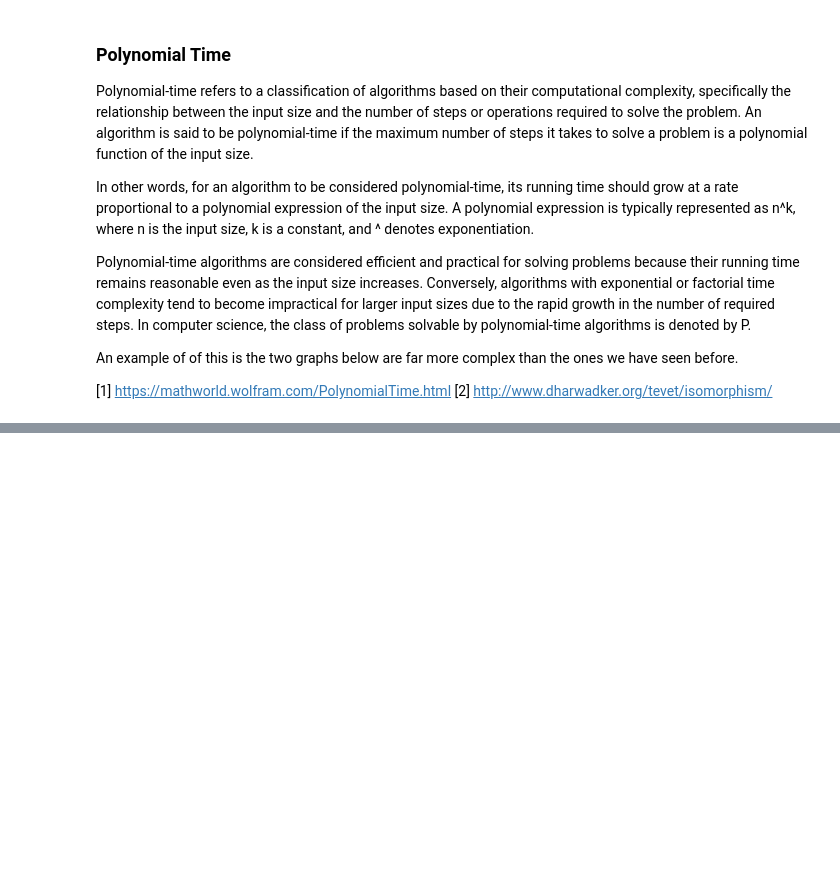
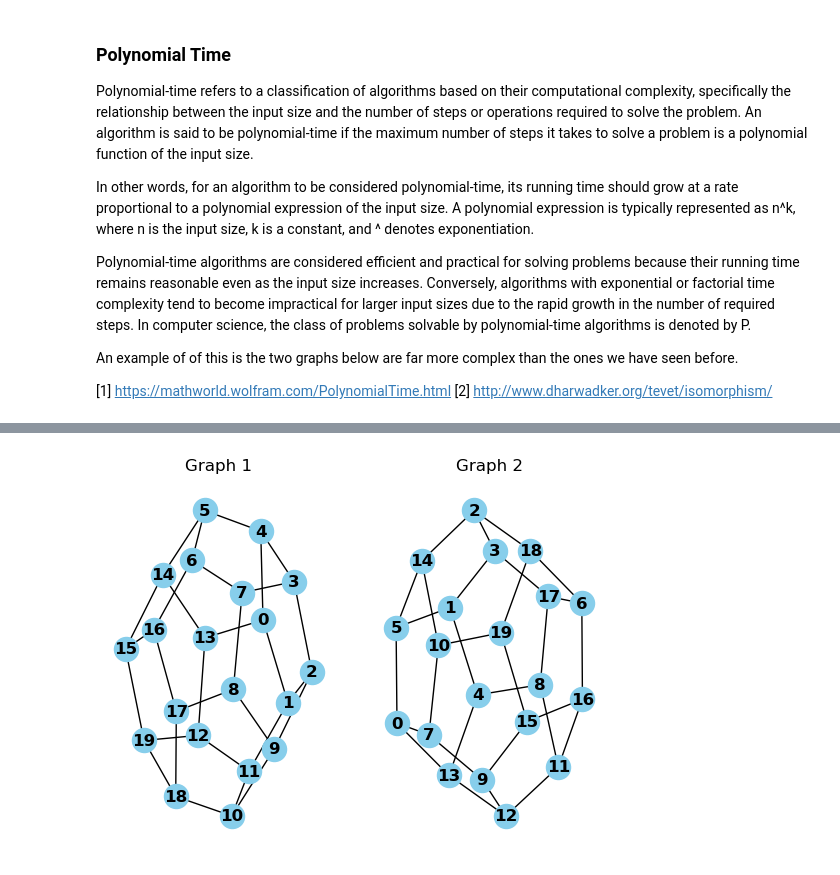
Before and after one commit to Juice234/Graph_theory, a Jupyter notebook: graph_isomorphism.ipynb, the cells around one changed output, grey strips where cells are left out. Saved outputs shown, nothing was run; the diff lists cells and outputs as text; code cells hidden in the pictures; blank space fills up the shorter version.

```diff
--- a/graph_isomorphism.ipynb
+++ b/graph_isomorphism.ipynb
@@ -243,0 +248,84 @@ Are the graphs isomorphic? True
+# %%
+import networkx as nx
+import matplotlib.pyplot as plt
+
+data = [
+[0, 1, 0, 0, 1, 0, 0, 0, 0, 0, 0, 0, 0, 1, 0, 0, 0, 0, 0, 0],
+[1, 0, 1, 0, 0, 0, 0, 0, 0, 0, 0, 1, 0, 0, 0, 0, 0, 0, 0, 0],
+[0, 1, 0, 1, 0, 0, 0, 0, 0, 1, 0, 0, 0, 0, 0, 0, 0, 0, 0, 0],
+[0, 0, 1, 0, 1, 0, 0, 1, 0, 0, 0, 0, 0, 0, 0, 0, 0, 0, 0, 0],
+[1, 0, 0, 1, 0, 1, 0, 0, 0, 0, 0, 0, 0, 0, 0, 0, 0, 0, 0, 0],
+[0, 0, 0, 0, 1, 0, 1, 0, 0, 0, 0, 0, 0, 0, 1, 0, 0, 0, 0, 0],
+[0, 0, 0, 0, 0, 1, 0, 1, 0, 0, 0, 0, 0, 0, 0, 0, 1, 0, 0, 0],
+[0, 0, 0, 1, 0, 0, 1, 0, 1, 0, 0, 0, 0, 0, 0, 0, 0, 0, 0, 0],
+[0, 0, 0, 0, 0, 0, 0, 1, 0, 1, 0, 0, 0, 0, 0, 0, 0, 1, 0, 0],
+[0, 0, 1, 0, 0, 0, 0, 0, 1, 0, 1, 0, 0, 0, 0, 0, 0, 0, 0, 0],
+[0, 0, 0, 0, 0, 0, 0, 0, 0, 1, 0, 1, 0, 0, 0, 0, 0, 0, 1, 0],
+[0, 1, 0, 0, 0, 0, 0, 0, 0, 0, 1, 0, 1, 0, 0, 0, 0, 0, 0, 0],
+[0, 0, 0, 0, 0, 0, 0, 0, 0, 0, 0, 1, 0, 1, 0, 0, 0, 0, 0, 1],
+[1, 0, 0, 0, 0, 0, 0, 0, 0, 0, 0, 0, 1, 0, 1, 0, 0, 0, 0, 0],
+[0, 0, 0, 0, 0, 1, 0, 0, 0, 0, 0, 0, 0, 1, 0, 1, 0, 0, 0, 0],
+[0, 0, 0, 0, 0, 0, 0, 0, 0, 0, 0, 0, 0, 0, 1, 0, 1, 0, 0, 1],
+[0, 0, 0, 0, 0, 0, 1, 0, 0, 0, 0, 0, 0, 0, 0, 1, 0, 1, 0, 0],
+[0, 0, 0, 0, 0, 0, 0, 0, 1, 0, 0, 0, 0, 0, 0, 0, 1, 0, 1, 0],
+[0, 0, 0, 0, 0, 0, 0, 0, 0, 0, 1, 0, 0, 0, 0, 0, 0, 1, 0, 1],
+[0, 0, 0, 0, 0, 0, 0, 0, 0, 0, 0, 0, 1, 0, 0, 1, 0, 0, 1, 0]
+
+]
+
+G = nx.Graph()
+
+for i in range(len(data)):
+    for j in range(len(data[i])):
+        if data[i][j] == 1:
+            G.add_edge(i, j)
+
+
+
+data2 = [
+[0, 0, 0, 0, 0, 1, 0, 1, 0, 0, 0, 0, 0, 1, 0, 0, 0, 0, 0, 0],
+[0, 0, 0, 1, 1, 1, 0, 0, 0, 0, 0, 0, 0, 0, 0, 0, 0, 0, 0, 0],
+[0, 0, 0, 1, 0, 0, 0, 0, 0, 0, 0, 0, 0, 0, 1, 0, 0, 0, 1, 0],
+[0, 1, 1, 0, 0, 0, 0, 0, 0, 0, 0, 0, 0, 0, 0, 0, 0, 1, 0, 0],
+[0, 1, 0, 0, 0, 0, 0, 0, 1, 0, 0, 0, 0, 1, 0, 0, 0, 0, 0, 0],
+[1, 1, 0, 0, 0, 0, 0, 0, 0, 0, 0, 0, 0, 0, 1, 0, 0, 0, 0, 0],
+[0, 0, 0, 0, 0, 0, 0, 0, 0, 0, 0, 0, 0, 0, 0, 0, 1, 1, 1, 0],
+[1, 0, 0, 0, 0, 0, 0, 0, 0, 1, 1, 0, 0, 0, 0, 0, 0, 0, 0, 0],
+[0, 0, 0, 0, 1, 0, 0, 0, 0, 0, 0, 1, 0, 0, 0, 0, 0, 1, 0, 0],
+[0, 0, 0, 0, 0, 0, 0, 1, 0, 0, 0, 0, 1, 0, 0, 1, 0, 0, 0, 0],
+[0, 0, 0, 0, 0, 0, 0, 1, 0, 0, 0, 0, 0, 0, 1, 0, 0, 0, 0, 1],
+[0, 0, 0, 0, 0, 0, 0, 0, 1, 0, 0, 0, 1, 0, 0, 0, 1, 0, 0, 0],
+[0, 0, 0, 0, 0, 0, 0, 0, 0, 1, 0, 1, 0, 1, 0, 0, 0, 0, 0, 0],
+[1, 0, 0, 0, 1, 0, 0, 0, 0, 0, 0, 0, 1, 0, 0, 0, 0, 0, 0, 0],
+[0, 0, 1, 0, 0, 1, 0, 0, 0, 0, 1, 0, 0, 0, 0, 0, 0, 0, 0, 0],
+[0, 0, 0, 0, 0, 0, 0, 0, 0, 1, 0, 0, 0, 0, 0, 0, 1, 0, 0, 1],
+[0, 0, 0, 0, 0, 0, 1, 0, 0, 0, 0, 1, 0, 0, 0, 1, 0, 0, 0, 0],
+[0, 0, 0, 1, 0, 0, 1, 0, 1, 0, 0, 0, 0, 0, 0, 0, 0, 0, 0, 0],
+[0, 0, 1, 0, 0, 0, 1, 0, 0, 0, 0, 0, 0, 0, 0, 0, 0, 0, 0, 1],
+[0, 0, 0, 0, 0, 0, 0, 0, 0, 0, 1, 0, 0, 0, 0, 1, 0, 0, 1, 0]
+
+]
+
+G2 = nx.Graph()
+
+for i in range(len(data2)):
+    for j in range(len(data2[i])):
+        if data2[i][j] == 1:
+            G2.add_edge(i, j)
+
+plt.subplot(1, 2, 1)
+pos = nx.spring_layout(G)
+nx.draw(G, pos, with_labels=True, node_color='skyblue', font_weight='bold', node_size=300)
+plt.title("Graph 1")
+
+plt.subplot(1, 2, 2)
+pos2 = nx.spring_layout(G2)
+nx.draw(G2, pos2, with_labels=True, node_color='skyblue', font_weight='bold', node_size=300)
+plt.title("Graph 2")
+
+plt.show()
+
+is_isomorphic = nx.is_isomorphic(G, G2)
+print("Are the graphs isomorphic?", is_isomorphic)
+# %% [output]
+[figure, added]
```
Also changed, not shown: parts of 8 cells of this notebook.
